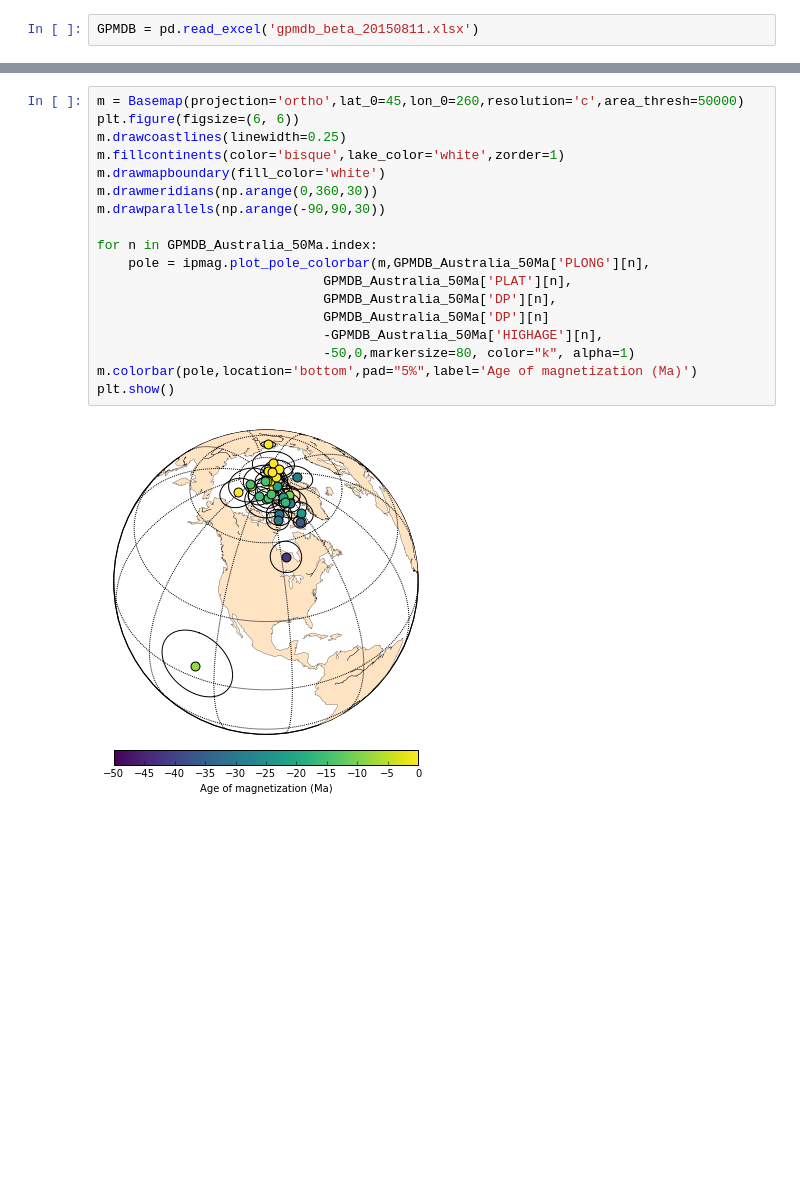
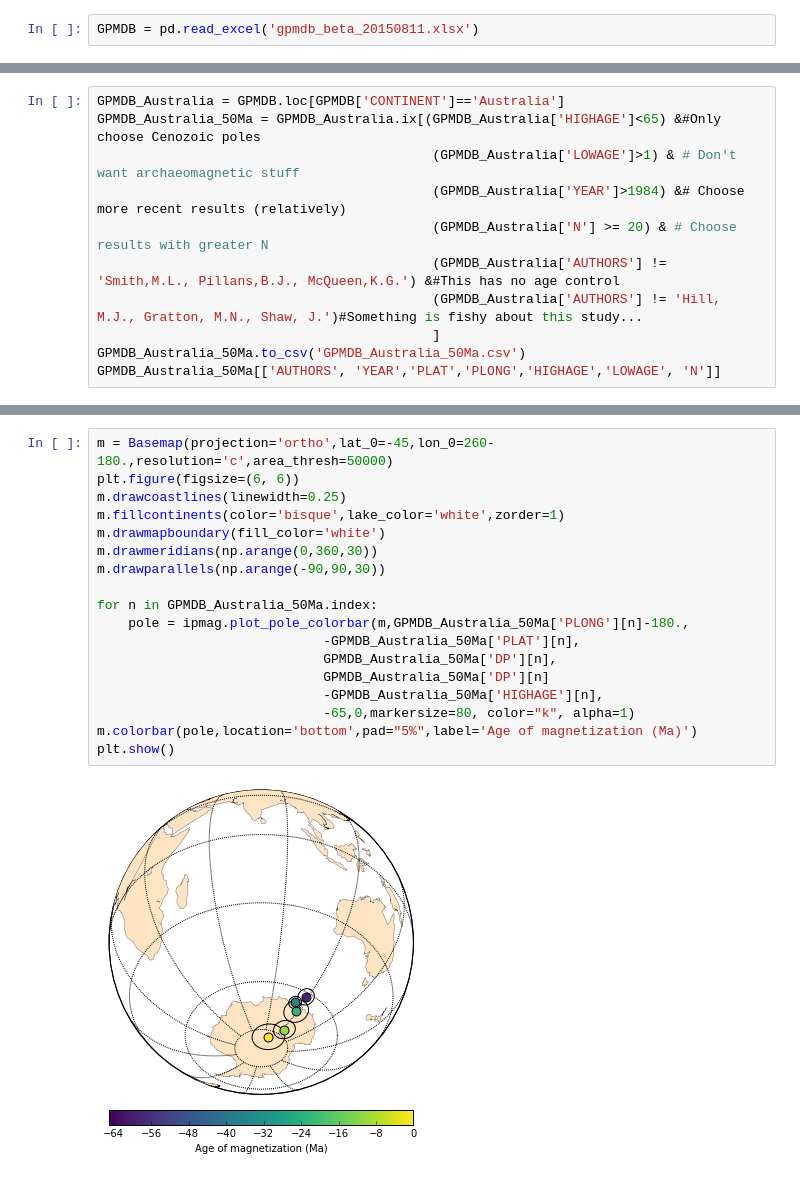
Before and after one commit to ian-r-rose/mcplates, a Jupyter notebook: australia/Australia_Poles.ipynb, the cells around one changed output, grey strips where cells are left out. Drawn from its saved outputs; the diff is of its cells as text; blank space fills up the shorter version.

Commit message:
Update australia poles

```diff
--- a/australia/Australia_Poles.ipynb
+++ b/australia/Australia_Poles.ipynb
@@ -34,0 +11,11 @@ GPMDB_Australia_50Ma
+# %%
+GPMDB_Australia = GPMDB.loc[GPMDB['CONTINENT']=='Australia']
+GPMDB_Australia_50Ma = GPMDB_Australia.ix[(GPMDB_Australia['HIGHAGE']<65) &#Only choose Cenozoic poles
+                                           (GPMDB_Australia['LOWAGE']>1) & # Don't want archaeomagnetic stuff
+                                           (GPMDB_Australia['YEAR']>1984) &# Choose more recent results (relatively)
+                                           (GPMDB_Australia['N'] >= 20) & # Choose results with greater N
+                                           (GPMDB_Australia['AUTHORS'] != 'Smith,M.L., Pillans,B.J., McQueen,K.G.') &#This has no age control
+                                           (GPMDB_Australia['AUTHORS'] != 'Hill, M.J., Gratton, M.N., Shaw, J.')#Something is fishy about this study...
+                                           ]
+GPMDB_Australia_50Ma.to_csv('GPMDB_Australia_50Ma.csv')
+GPMDB_Australia_50Ma[['AUTHORS', 'YEAR','PLAT','PLONG','HIGHAGE','LOWAGE', 'N']]
@@ -35,20 +29,20 @@ GPMDB_Australia_50Ma
 # %%
-m = Basemap(projection='ortho',lat_0=45,lon_0=260,resolution='c',area_thresh=50000)
+m = Basemap(projection='ortho',lat_0=-45,lon_0=260-180.,resolution='c',area_thresh=50000)
 plt.figure(figsize=(6, 6))
 m.drawcoastlines(linewidth=0.25)
 m.fillcontinents(color='bisque',lake_color='white',zorder=1)
 m.drawmapboundary(fill_color='white')
 m.drawmeridians(np.arange(0,360,30))
 m.drawparallels(np.arange(-90,90,30))
 
 for n in GPMDB_Australia_50Ma.index:
-    pole = ipmag.plot_pole_colorbar(m,GPMDB_Australia_50Ma['PLONG'][n],
-                             GPMDB_Australia_50Ma['PLAT'][n],
+    pole = ipmag.plot_pole_colorbar(m,GPMDB_Australia_50Ma['PLONG'][n]-180.,
+                             -GPMDB_Australia_50Ma['PLAT'][n],
                              GPMDB_Australia_50Ma['DP'][n],
                              GPMDB_Australia_50Ma['DP'][n]
                              -GPMDB_Australia_50Ma['HIGHAGE'][n],
-                             -50,0,markersize=80, color="k", alpha=1)
+                             -65,0,markersize=80, color="k", alpha=1)
 m.colorbar(pole,location='bottom',pad="5%",label='Age of magnetization (Ma)')
 plt.show()
 # %% [output]
-[figure, old version]
+[figure, new version]
```
Also changed, not shown: parts of 2 cells of this notebook, 1 other file.
